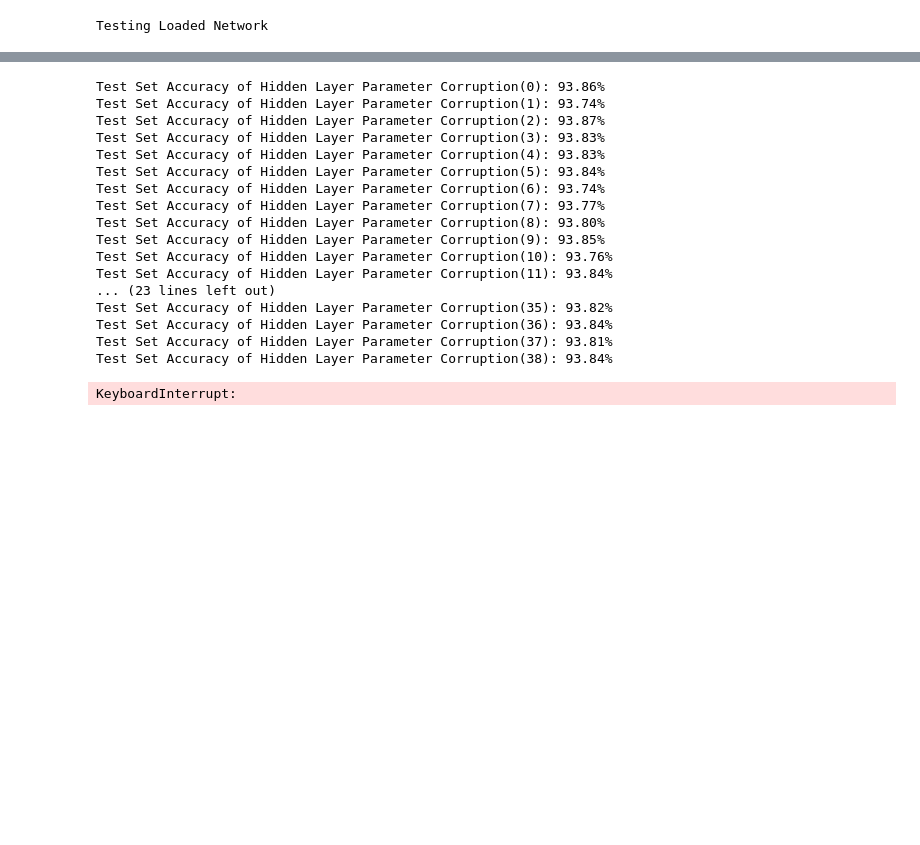
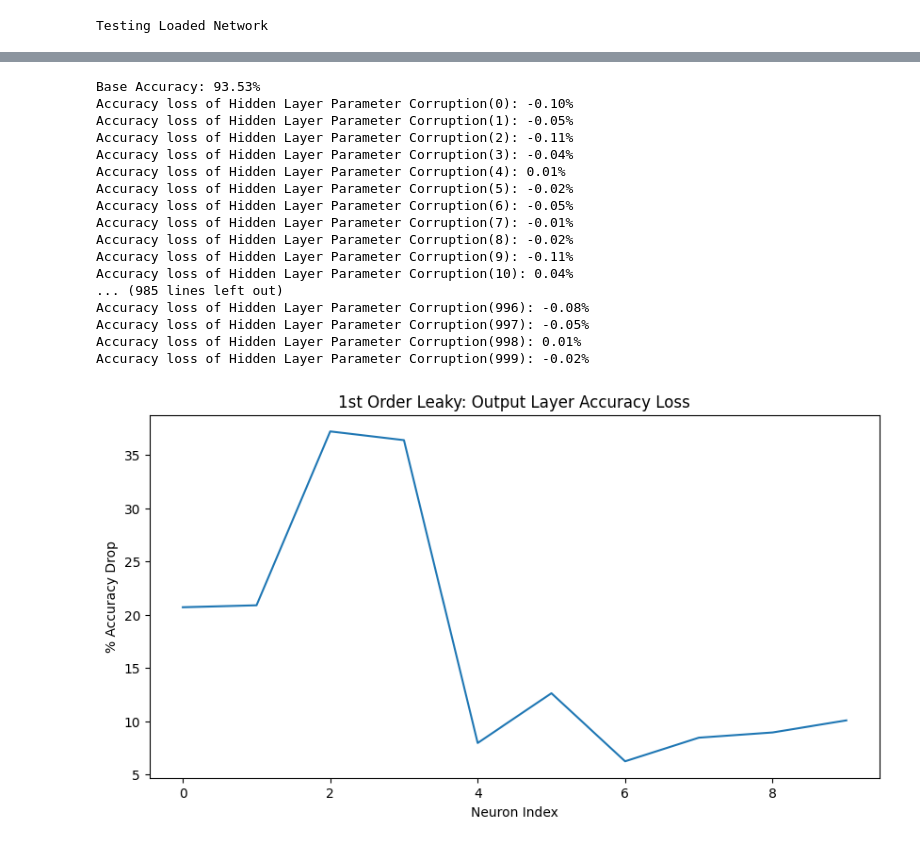
Before and after one commit to Johnmakuta/NeuralTrauma, a Jupyter notebook: eval_net.ipynb, the cells around one changed output, grey strips where cells are left out. Saved outputs shown, nothing was run; the diff lists cells and outputs as text; code cells hidden in the pictures; blank space fills up the shorter version.

```diff
--- a/eval_net.ipynb
+++ b/eval_net.ipynb
@@ -351,11 +351,22 @@ Testing Loaded Network
 # %%
 # Output Layer Corruption
 
-acc = acc_test(test_net, mnist_test, batch_size)
+fc2_acc_loss_rec = []
+
+test_net = Net()
+test_net.load_state_dict(torch.load('ref_snn.pth'))
+test_net.to(device)
+
+acc_ref = acc_test(test_net, mnist_test, batch_size)
+print(f"Base Accuracy: {(acc_ref):.2f}%")
 for x in range(0,10):
     test_net = Net()
     test_net.load_state_dict(torch.load('ref_snn.pth'))
     test_net.to(device)
     acc = acc_test(mod_fc2(test_net, x), mnist_test, batch_size)
-    print(f"Test Set Accuracy of Output Layer Parameter Corruption({x}): {acc:.2f}%")
+    print(f"Accuracy loss of Output Layer Parameter Corruption({x}): {(acc_ref-acc):.2f}%")
+    fc2_acc_loss_rec.append(acc_ref-acc)
+
+# fc2_acc_loss_rec = torch.stack(fc2_acc_loss_rec, dim = 0)
+print(fc2_acc_loss_rec)
 # %% [output]
@@ -372,29 +385,50 @@ Test Set Accuracy of Output Layer Parameter Corruption(9): 85.59%
 # %%
 # Hidden Layer Corruption
 
-acc = acc_test(test_net, mnist_test, batch_size)
+fc1_acc_loss_rec = []
+
+test_net = Net()
+test_net.load_state_dict(torch.load('ref_snn.pth'))
+test_net.to(device)
+
+acc_ref = acc_test(test_net, mnist_test, batch_size)
+print(f"Base Accuracy: {(acc_ref):.2f}%")
 for x in range(0,1000):
     test_net = Net()
     test_net.load_state_dict(torch.load('ref_snn.pth'))
     test_net.to(device)
     acc = acc_test(mod_fc1(test_net, x), mnist_test, batch_size)
-    print(f"Test Set Accuracy of Hidden Layer Parameter Corruption({x}): {acc:.2f}%")
+    print(f"Accuracy loss of Hidden Layer Parameter Corruption({x}): {(acc_ref-acc):.2f}%")
+    fc1_acc_loss_rec.append(acc_ref-acc)
+
+# fc1_acc_loss_rec = torch.stack(fc1_acc_loss_rec, dim = 0)
 # %% [output]
-Test Set Accuracy of Hidden Layer Parameter Corruption(0): 93.86%
-Test Set Accuracy of Hidden Layer Parameter Corruption(1): 93.74%
-Test Set Accuracy of Hidden Layer Parameter Corruption(2): 93.87%
-Test Set Accuracy of Hidden Layer Parameter Corruption(3): 93.83%
-Test Set Accuracy of Hidden Layer Parameter Corruption(4): 93.83%
-Test Set Accuracy of Hidden Layer Parameter Corruption(5): 93.84%
-Test Set Accuracy of Hidden Layer Parameter Corruption(6): 93.74%
-Test Set Accuracy of Hidden Layer Parameter Corruption(7): 93.77%
-Test Set Accuracy of Hidden Layer Parameter Corruption(8): 93.80%
-Test Set Accuracy of Hidden Layer Parameter Corruption(9): 93.85%
-Test Set Accuracy of Hidden Layer Parameter Corruption(10): 93.76%
-Test Set Accuracy of Hidden Layer Parameter Corruption(11): 93.84%
-... (23 lines left out)
-Test Set Accuracy of Hidden Layer Parameter Corruption(35): 93.82%
-Test Set Accuracy of Hidden Layer Parameter Corruption(36): 93.84%
-Test Set Accuracy of Hidden Layer Parameter Corruption(37): 93.81%
-Test Set Accuracy of Hidden Layer Parameter Corruption(38): 93.84%
+Base Accuracy: 93.53%
+Accuracy loss of Hidden Layer Parameter Corruption(0): -0.10%
+Accuracy loss of Hidden Layer Parameter Corruption(1): -0.05%
+Accuracy loss of Hidden Layer Parameter Corruption(2): -0.11%
+Accuracy loss of Hidden Layer Parameter Corruption(3): -0.04%
+Accuracy loss of Hidden Layer Parameter Corruption(4): 0.01%
+Accuracy loss of Hidden Layer Parameter Corruption(5): -0.02%
+Accuracy loss of Hidden Layer Parameter Corruption(6): -0.05%
+Accuracy loss of Hidden Layer Parameter Corruption(7): -0.01%
+Accuracy loss of Hidden Layer Parameter Corruption(8): -0.02%
+Accuracy loss of Hidden Layer Parameter Corruption(9): -0.11%
+Accuracy loss of Hidden Layer Parameter Corruption(10): 0.04%
+... (985 lines left out)
+Accuracy loss of Hidden Layer Parameter Corruption(996): -0.08%
+Accuracy loss of Hidden Layer Parameter Corruption(997): -0.05%
+Accuracy loss of Hidden Layer Parameter Corruption(998): 0.01%
+Accuracy loss of Hidden Layer Parameter Corruption(999): -0.02%
-KeyboardInterrupt:
+# %%
+# Plot Accuracy Dop
+fig = plt.figure(facecolor="w", figsize=(10, 5))
+plt.plot(fc2_acc_loss_rec)
+# plt.plot(test_loss_hist)
+plt.title("1st Order Leaky: Output Layer Accuracy Loss")
+#plt.legend(["Train Loss", "Test Loss"])
+plt.xlabel("Neuron Index")
+plt.ylabel("% Accuracy Drop")
+plt.show()
+# %% [output]
+[figure, added]
```
Also changed, not shown: parts of 9 cells of this notebook, 2 other files.
